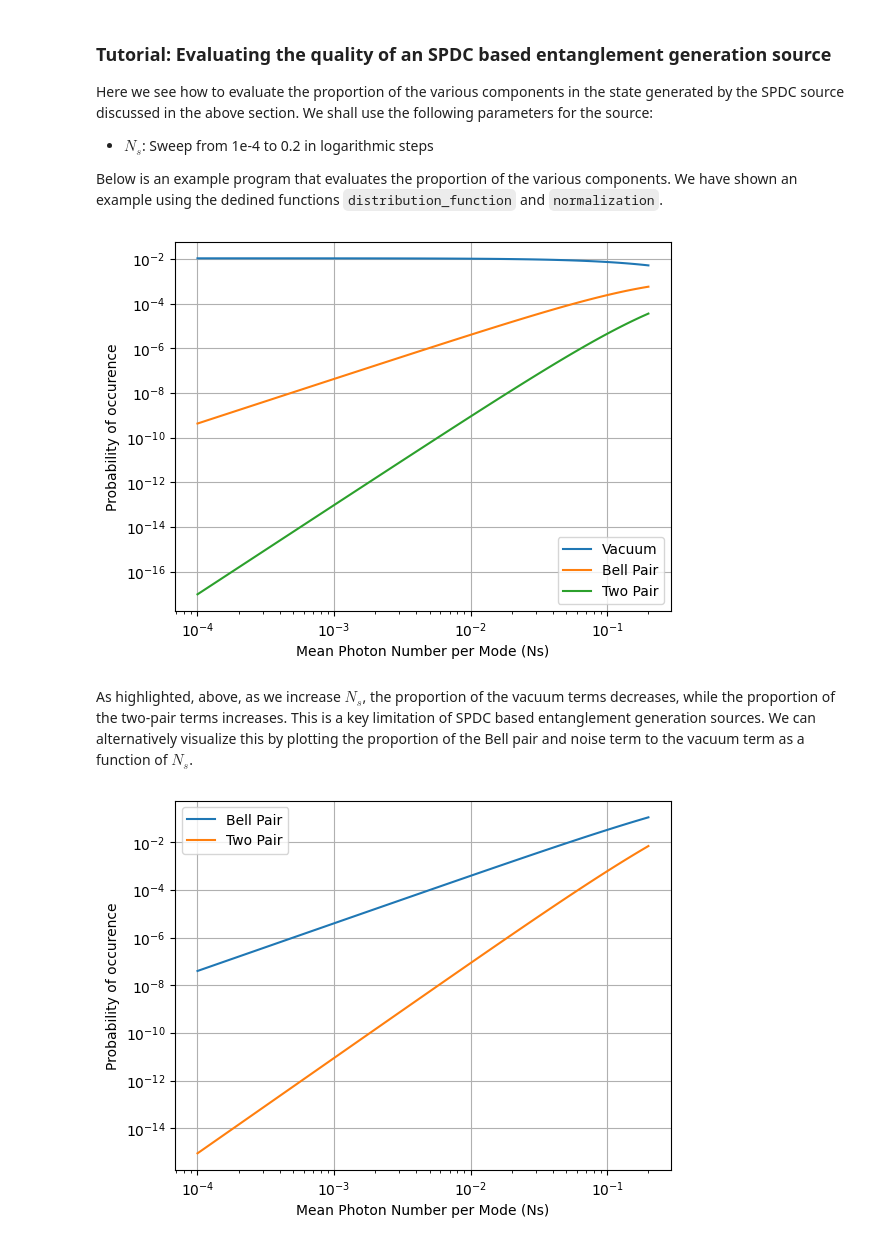
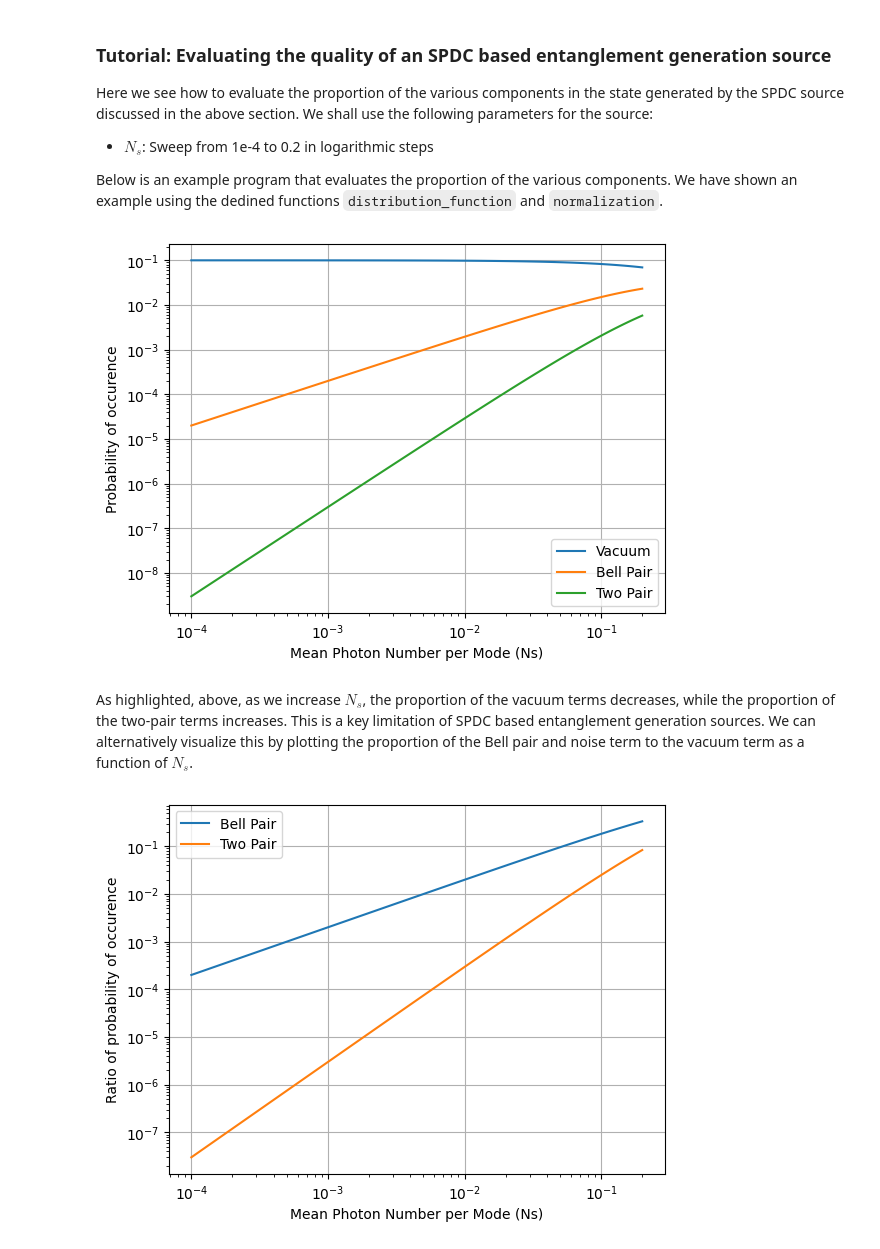
Before and after one commit to pr4jitd/2024.CQNSchool.DigitalTwin, a Jupyter notebook: MidpointSource_Tutorial_Prajit.ipynb, the cells around one changed output. Cells and saved outputs as stored; diff of their text form; code cells hidden in the pictures.

Commit message:
Added final set of programming functions

```diff
--- a/MidpointSource_Tutorial_Prajit.ipynb
+++ b/MidpointSource_Tutorial_Prajit.ipynb
@@ -158,7 +160,7 @@ def distribution_function(Ns,n):
     return (n+1)*(Ns**n)/((Ns+1)**(n+2))
 
 def normalization(Ns):
-    return math.sqrt(np.sum(distribution_function(Ns,0)**2 + 0.5*distribution_function(Ns,1)**2 + (1/3)*distribution_function(Ns,2)**2))
+    return math.sqrt(np.sum(distribution_function(Ns,0) + distribution_function(Ns,1) + distribution_function(Ns,2)))
 
 range_Ns = np.logspace(-4,math.log10(0.2),100)
 norm = normalization(range_Ns)
@@ -166,9 +168,9 @@ vacuum_comp = distribution_function(range_Ns,0)/norm
 bell_pair = distribution_function(range_Ns,1)/norm
 two_pair = distribution_function(range_Ns,2)/norm
 
-plt.plot(range_Ns,vacuum_comp**2,label="Vacuum")
-plt.plot(range_Ns,bell_pair**2,label="Bell Pair")
-plt.plot(range_Ns,two_pair**2,label="Two Pair")
+plt.plot(range_Ns,vacuum_comp,label="Vacuum")
+plt.plot(range_Ns,bell_pair,label="Bell Pair")
+plt.plot(range_Ns,two_pair,label="Two Pair")
 plt.legend()
 
 plt.xscale("log")
@@ -179,30 +181,30 @@ plt.ylabel("Probability of occurence")
 
 plt.show()
 # %% [output]
-[figure, old version]
+[figure, new version]
 # %% [markdown]
 As highlighted, above, as we increase $N_s$, the proportion of the vacuum terms decreases, while the proportion of the two-pair terms increases. This is a key limitation of SPDC based entanglement generation sources. We can alternatively visualize this by plotting the proportion of the Bell pair and noise term to the vacuum term as a function of $N_s$.
 # %%
 range_Ns = np.logspace(-4,math.log10(0.2),100)
 norm = normalization(range_Ns)
 vacuum_comp = distribution_function(range_Ns,0)/norm
 bell_pair = distribution_function(range_Ns,1)/norm
 two_pair = distribution_function(range_Ns,2)/norm
 
 prop_bell_pair = bell_pair/vacuum_comp
 prop_two_pair = two_pair/vacuum_comp
 
-plt.plot(range_Ns,prop_bell_pair**2,label="Bell Pair")
-plt.plot(range_Ns,prop_two_pair**2,label="Two Pair")
+plt.plot(range_Ns,prop_bell_pair,label="Bell Pair")
+plt.plot(range_Ns,prop_two_pair,label="Two Pair")
 plt.legend()
 plt.xscale("log")
 plt.yscale("log")
 plt.grid()
 plt.xlabel("Mean Photon Number per Mode (Ns)")
-plt.ylabel("Probability of occurence")
+plt.ylabel("Ratio of probability of occurence")
 
 plt.show()
 # %% [output]
-[figure, old version]
+[figure, new version]
 # %% [markdown]
 ## Building a Heralded Entanglement Generation Source
```
Also changed, not shown: parts of 12 cells of this notebook, 2 other files.
